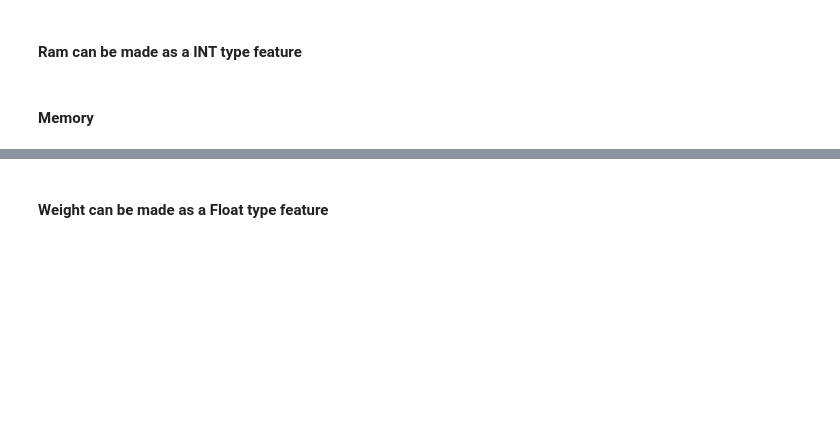
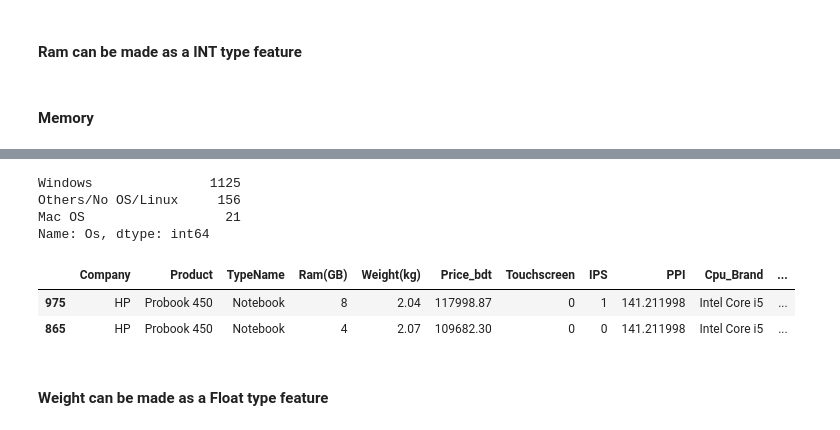
Before and after one commit to MahbubHossainFaisal/Laptop_Price_Predictor, a Jupyter notebook: notebooks/Laptop_price_prediction_EDA.ipynb, the cells around one changed output, grey strips where cells are left out. Cells and saved outputs as stored; diff of their text form; code cells hidden in the pictures; blank space fills up the shorter version.

```diff
--- a/notebooks/Laptop_price_prediction_EDA.ipynb
+++ b/notebooks/Laptop_price_prediction_EDA.ipynb
@@ -315,3 +352,28 @@ Name: first_part, dtype: int64
+# %%
+def convert_os(os_name):
+    if os_name == 'Windows 10' or os_name == 'Windows 7' or os_name == 'Windows 10 S':
+        return 'Windows'
+    elif os_name == 'macOS'or os_name == 'Mac OS X':
+        return 'Mac OS'
+    else:
+        return 'Others/No OS/Linux'
+# %%
+df['Os'] = df['OpSys'].apply(convert_os)
+# %%
+df['Os'].value_counts()
+# %% [output]
+Windows               1125
+Others/No OS/Linux     156
+Mac OS                  21
+Name: Os, dtype: int64
+# %%
+df.drop(columns=['OpSys'],inplace=True)
+# %%
+df.sample(2)
+# %% [output]
+|  | Company | Product | TypeName | Ram(GB) | Weight(kg) | Price_bdt | Touchscreen | IPS | PPI | Cpu_Brand | ... |
+| 975 | HP | Probook 450 | Notebook | 8 | 2.04 | 117998.87 | 0 | 1 | 141.211998 | Intel Core i5 | ... |
+| 865 | HP | Probook 450 | Notebook | 4 | 2.07 | 109682.30 | 0 | 0 | 141.211998 | Intel Core i5 | ... |
 # %% [markdown]
 #### Weight can be made as a Float type feature
 # %%
```
Also changed, not shown: parts of 26 cells of this notebook.
